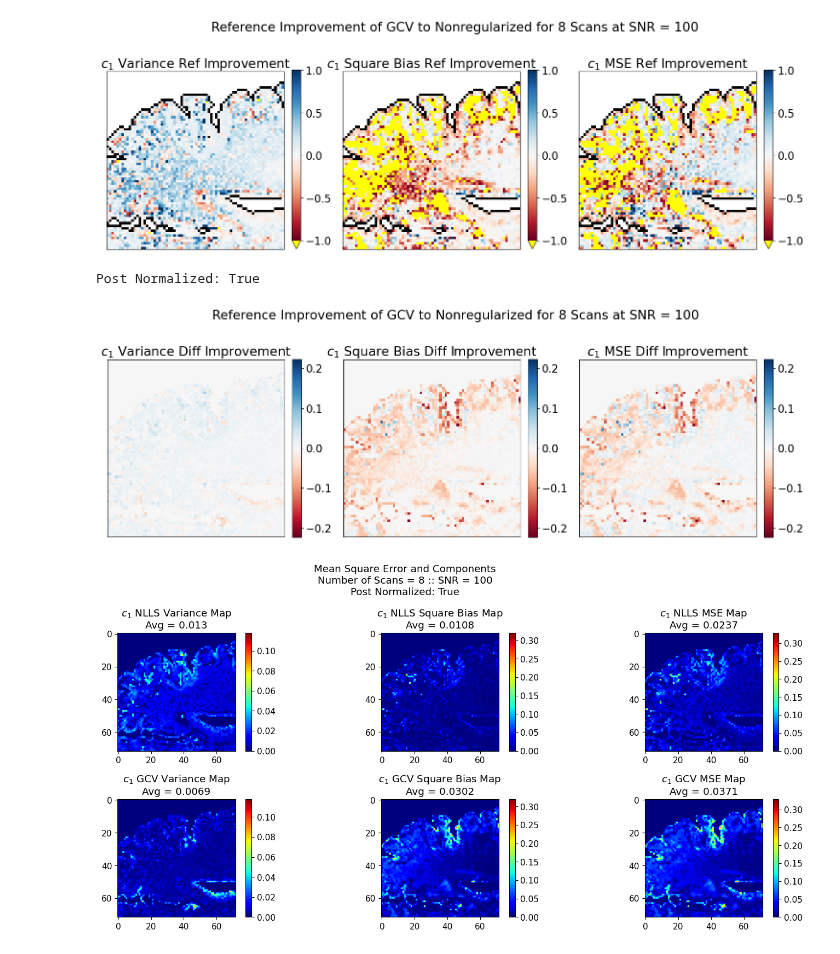
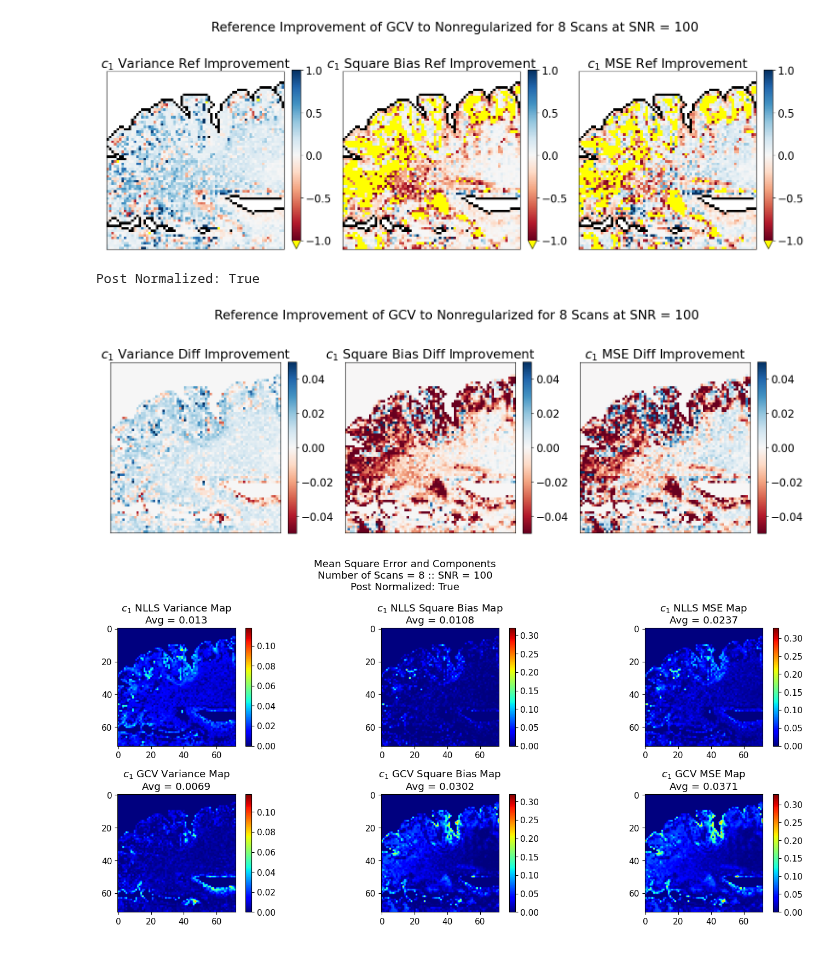
Before and after one commit to Griffin997/Regularization, a Jupyter notebook: EstimateP_ProcessExperiments.ipynb, the cells around one changed output. Drawn from its saved outputs; the diff is of its cells as text; code cells hidden in the pictures.

```diff
--- a/EstimateP_ProcessExperiments.ipynb
+++ b/EstimateP_ProcessExperiments.ipynb
@@ -1196,34 +1196,35 @@ for param_oi in params_oi:
     negMag = np.abs(np.min(MSE_improvement_diff[:,:,param_oi]))
     posMag = np.abs(np.max(MSE_improvement_diff[:,:,param_oi]))
     MSERange = np.max(np.array([negMag, posMag]))
+    MSERange = 0.05
 
     fig, ax = plt.subplots(1,3,figsize=(15,5.5),tight_layout=True)
     plt.rc('font', size  = 16)
     fig.suptitle(f'Reference Improvement of GCV to Nonregularized for {n_iterations} Scans at SNR = {SNR_goal}' )
 
 
     ax[0].imshow(1-brain_outline, cmap = 'gray', vmin=0, vmax = 1)
     pNLLS = ax[0].imshow(var_improvement_diff[:,:,param_oi], cmap = or_map, vmin=-MSERange, vmax = MSERange)
     cbar = fig.colorbar(pNLLS, ax=ax[0], fraction=0.046, pad=0.04)
     ax[0].set_title(param_name_list[param_oi] + ' Variance Diff Improvement' )#+ '\nAverage Improvement= ' + str(round(np.mean(var_improvement[:,:,param_oi][c1_ref!=0]),2)))
     ax[0].tick_params(left = False, bottom = False, labelbottom = False, labelleft = False)
 
     ax[1].imshow(1-brain_outline, cmap = 'gray', vmin=0, vmax = 1)
     pNLLS = ax[1].imshow(sqBias_improvement_diff[:,:,param_oi], cmap = or_map, vmin=-MSERange, vmax = MSERange)
     fig.colorbar(pNLLS,ax=ax[1], fraction=0.046, pad=0.04)
     ax[1].set_title(param_name_list[param_oi] + ' Square Bias Diff Improvement' )#+ '\nAverage Improvement= ' + str(round(np.mean(sqBias_improvement[:,:,param_oi][c1_ref!=0]),2)))
     ax[1].tick_params(left = False, bottom = False, labelbottom = False, labelleft = False)
 
     ax[2].imshow(1-brain_outline, cmap = 'gray', vmin=0, vmax = 1)
     pNLLS = ax[2].imshow(MSE_improvement_diff[:,:,param_oi], cmap = or_map, vmin=-MSERange, vmax = MSERange)
     fig.colorbar(pNLLS,ax=ax[2], fraction=0.046, pad=0.04)
     ax[2].set_title(param_name_list[param_oi] + ' MSE Diff Improvement' )#+ '\nAverage Improvement= ' + str(round(np.mean(MSE_improvement[:,:,param_oi][c1_ref!=0]),2)))
     ax[2].tick_params(left = False, bottom = False, labelbottom = False, labelleft = False)
 
     plt.show()
 # %% [output]
 Post Normalized: True
-[figure, old version]
+[figure, new version]
 # %%
 ### MSE Component Maps - Full Brain
 for param_oi in params_oi:
```
